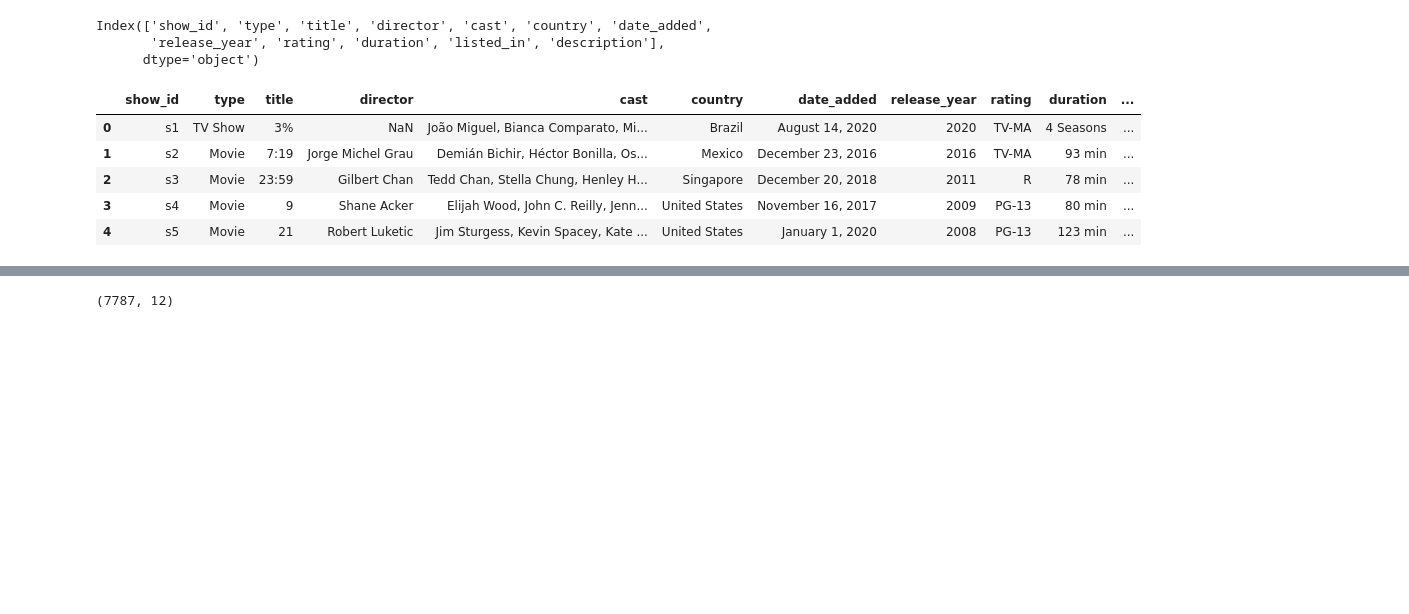
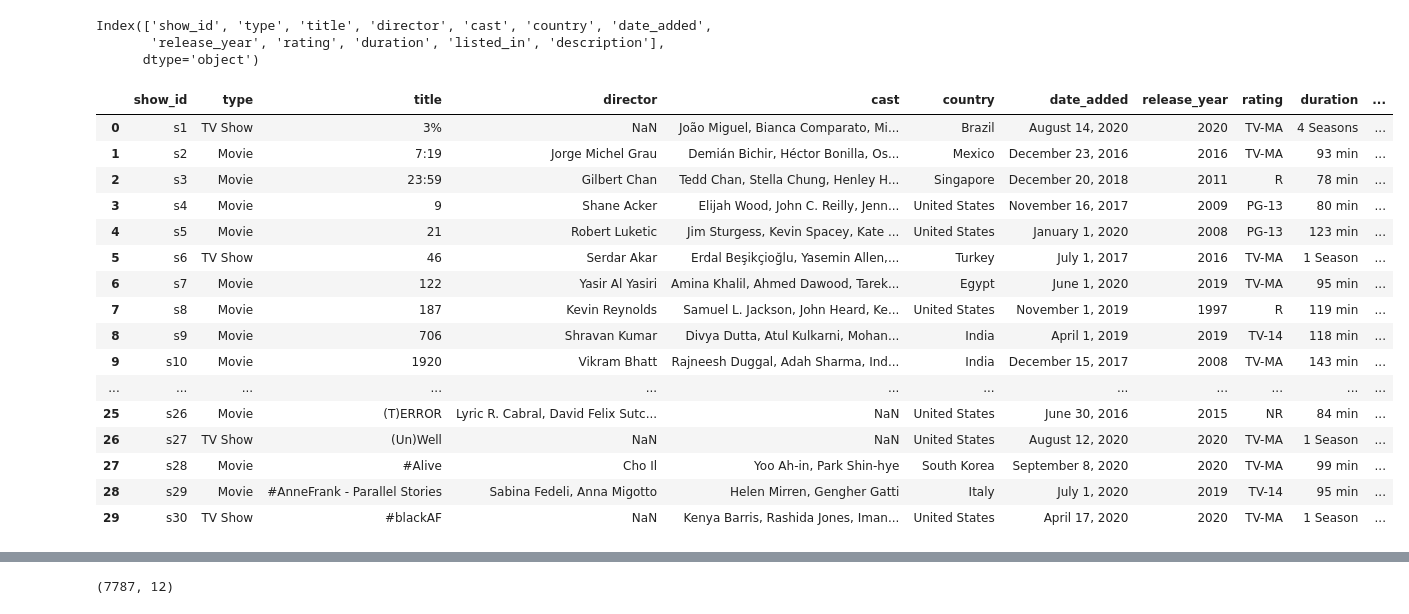
Before and after one commit to Ajinkya-dak/NETFLIX-MOVIES-AND-TV-SHOWS-CLUSTERING, a Jupyter notebook: NETFLIX_MOVIES_AND_TV_SHOWS_CLUSTERING.ipynb, the cells around one changed output, grey strips where cells are left out. Cells and saved outputs as stored; diff of their text form; code cells hidden in the pictures; blank space fills up the shorter version.

```diff
--- a/NETFLIX_MOVIES_AND_TV_SHOWS_CLUSTERING.ipynb
+++ b/NETFLIX_MOVIES_AND_TV_SHOWS_CLUSTERING.ipynb
@@ -66,13 +120,24 @@ Index(['show_id', 'type', 'title', 'director', 'cast', 'country', 'date_added',
       dtype='object')
 # %%
 #top 5
-Net_df.head()
+Net_df.head(30)
 # %% [output]
 |  | show_id | type | title | director | cast | country | date_added | release_year | rating | duration | ... |
 | 0 | s1 | TV Show | 3% | NaN | João Miguel, Bianca Comparato, Mi... | Brazil | August 14, 2020 | 2020 | TV-MA | 4 Seasons | ... |
 | 1 | s2 | Movie | 7:19 | Jorge Michel Grau | Demián Bichir, Héctor Bonilla, Os... | Mexico | December 23, 2016 | 2016 | TV-MA | 93 min | ... |
 | 2 | s3 | Movie | 23:59 | Gilbert Chan | Tedd Chan, Stella Chung, Henley H... | Singapore | December 20, 2018 | 2011 | R | 78 min | ... |
 | 3 | s4 | Movie | 9 | Shane Acker | Elijah Wood, John C. Reilly, Jenn... | United States | November 16, 2017 | 2009 | PG-13 | 80 min | ... |
 | 4 | s5 | Movie | 21 | Robert Luketic | Jim Sturgess, Kevin Spacey, Kate ... | United States | January 1, 2020 | 2008 | PG-13 | 123 min | ... |
+| 5 | s6 | TV Show | 46 | Serdar Akar | Erdal Beşikçioğlu, Yasemin Allen,... | Turkey | July 1, 2017 | 2016 | TV-MA | 1 Season | ... |
+| 6 | s7 | Movie | 122 | Yasir Al Yasiri | Amina Khalil, Ahmed Dawood, Tarek... | Egypt | June 1, 2020 | 2019 | TV-MA | 95 min | ... |
+| 7 | s8 | Movie | 187 | Kevin Reynolds | Samuel L. Jackson, John Heard, Ke... | United States | November 1, 2019 | 1997 | R | 119 min | ... |
+| 8 | s9 | Movie | 706 | Shravan Kumar | Divya Dutta, Atul Kulkarni, Mohan... | India | April 1, 2019 | 2019 | TV-14 | 118 min | ... |
+| 9 | s10 | Movie | 1920 | Vikram Bhatt | Rajneesh Duggal, Adah Sharma, Ind... | India | December 15, 2017 | 2008 | TV-MA | 143 min | ... |
+| ... | ... | ... | ... | ... | ... | ... | ... | ... | ... | ... | ... |
+| 25 | s26 | Movie | (T)ERROR | Lyric R. Cabral, David Felix Sutc... | NaN | United States | June 30, 2016 | 2015 | NR | 84 min | ... |
+| 26 | s27 | TV Show | (Un)Well | NaN | NaN | United States | August 12, 2020 | 2020 | TV-MA | 1 Season | ... |
+| 27 | s28 | Movie | #Alive | Cho Il | Yoo Ah-in, Park Shin-hye | South Korea | September 8, 2020 | 2020 | TV-MA | 99 min | ... |
+| 28 | s29 | Movie | #AnneFrank - Parallel Stories | Sabina Fedeli, Anna Migotto | Helen Mirren, Gengher Gatti | Italy | July 1, 2020 | 2019 | TV-14 | 95 min | ... |
+| 29 | s30 | TV Show | #blackAF | NaN | Kenya Barris, Rashida Jones, Iman... | United States | April 17, 2020 | 2020 | TV-MA | 1 Season | ... |
 # %%
 #tail of data
```
Also changed, not shown: parts of 79 cells of this notebook.
